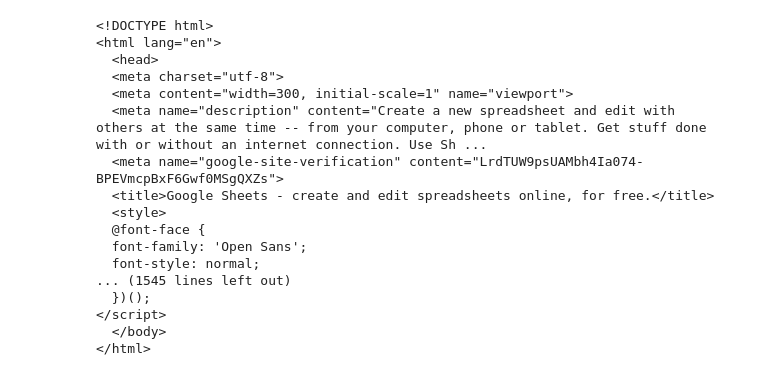
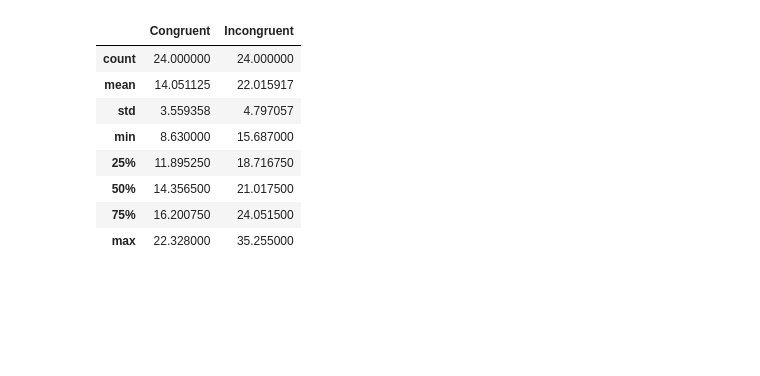
Before and after one commit to erika126/udacity_data_analysis_p1, a Jupyter notebook: Project_1.ipynb, the cells around one changed output. Drawn from its saved outputs; the diff is of its cells as text; code cells hidden in the pictures; blank space fills up the shorter version.

```diff
--- a/Project_1.ipynb
+++ b/Project_1.ipynb
@@ -14,23 +20,18 @@
-# %%
-import requests
-r = requests.get('https://docs.google.com/spreadsheets/d/18QDhFAt4jy7iVkJlnoahmKgKUldvLfQlpCXpt--9-4Y/export?format=csv&id')
-data = r.content
-print data
-# %% [output]
-<!DOCTYPE html>
-<html lang="en">
-  <head>
-  <meta charset="utf-8">
-  <meta content="width=300, initial-scale=1" name="viewport">
-  <meta name="description" content="Create a new spreadsheet and edit with others at the same time -- from your computer, phone or tablet. Get stuff done with or without an internet connection. Use Sh ...
-  <meta name="google-site-verification" content="LrdTUW9psUAMbh4Ia074-BPEVmcpBxF6Gwf0MSgQXZs">
-  <title>Google Sheets - create and edit spreadsheets online, for free.</title>
-  <style>
-  @font-face {
-  font-family: 'Open Sans';
-  font-style: normal;
-... (1545 lines left out)
-  })();
-</script>
-  </body>
-</html>
+# %%
+#I've copied the dataset into my own github repo, so
+#we load it from there for further examination
+import pandas as pd
+data = pd.read_csv('https://raw.githubusercontent.com/trtg/udacity_data_analysis_p1/master/stroop_data.csv')
+
+#Here are some descriptive statistics for the data set
+data.describe()
+# %% [output]
+|  | Congruent | Incongruent |
+| count | 24.000000 | 24.000000 |
+| mean | 14.051125 | 22.015917 |
+| std | 3.559358 | 4.797057 |
+| min | 8.630000 | 15.687000 |
+| 25% | 11.895250 | 18.716750 |
+| 50% | 14.356500 | 21.017500 |
+| 75% | 16.200750 | 24.051500 |
+| max | 22.328000 | 35.255000 |
```
Also changed, not shown: parts of 10 cells of this notebook.
